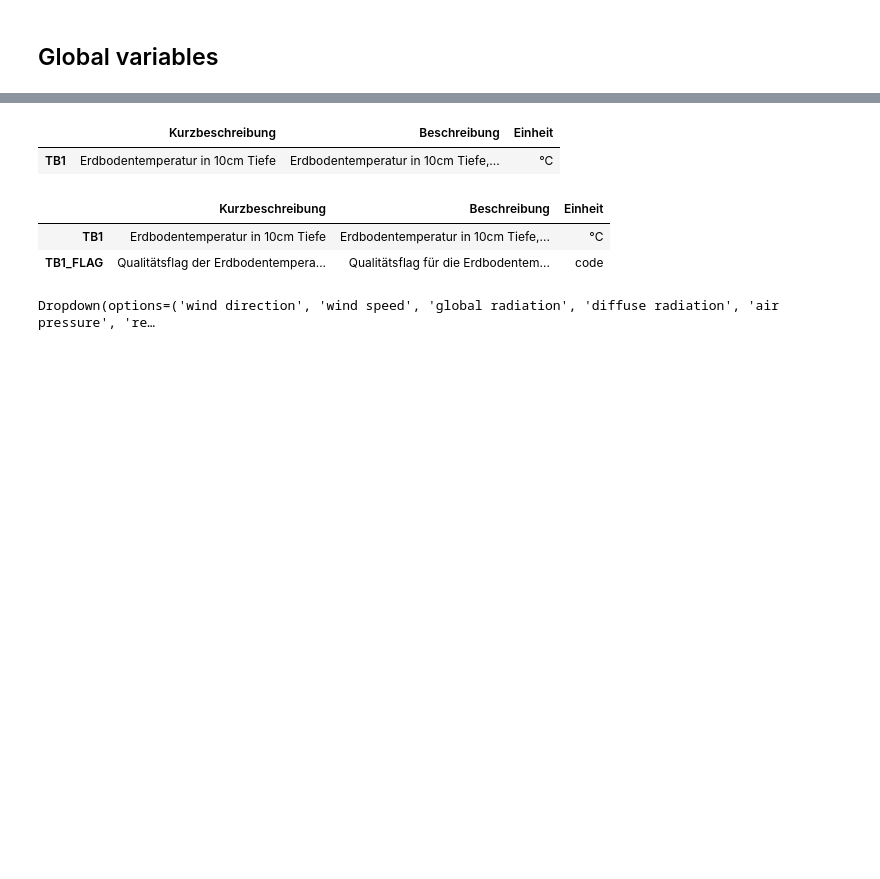
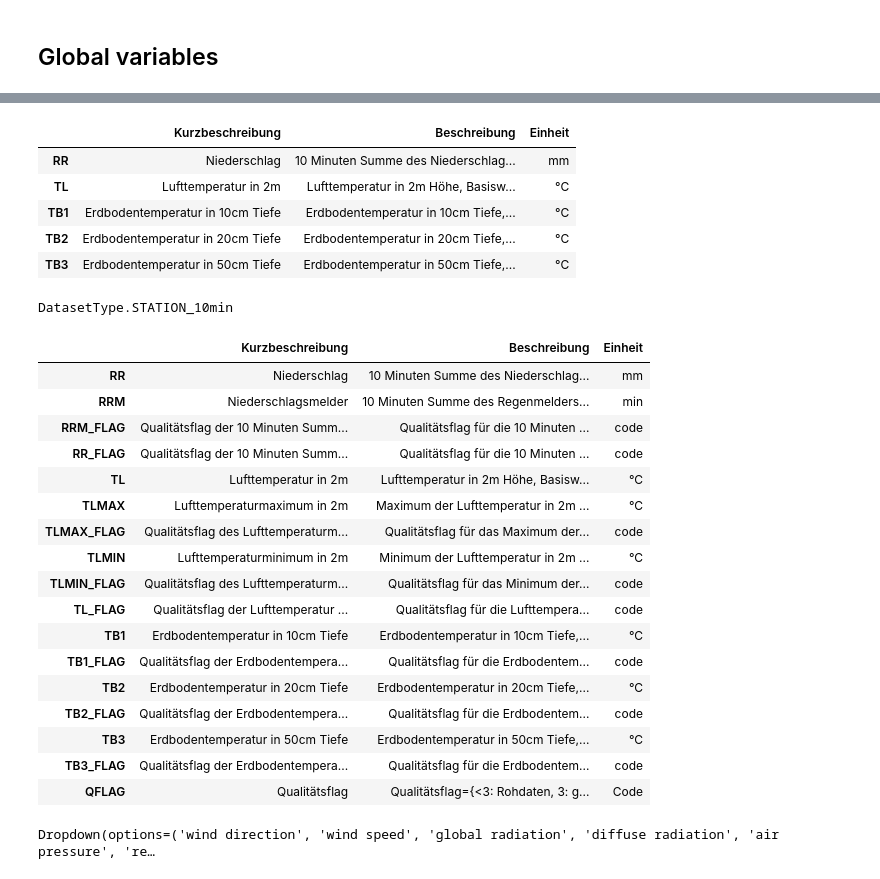
Before and after one commit to skalevag/ZAMG_data_hub_download, a Jupyter notebook: STATIONS_download.ipynb, the cells around one changed output, grey strips where cells are left out. Saved outputs shown, nothing was run; the diff lists cells and outputs as text; code cells hidden in the pictures; blank space fills up the shorter version.

```diff
--- a/STATIONS_download.ipynb
+++ b/STATIONS_download.ipynb
@@ -30,8 +27,11 @@ from ZAMGdatahub import data_download, query, utils
 ## Global variables
 # %%
 # set output directory
-ODIR = "/home/skalevag/Documents/NRC_P8_water_energy_and_sediment/data/meteo_stations/"
-ODIR = Path(ODIR)
+#ODIR = "/home/skalevag/Documents/NRC_P8_water_energy_and_sediment/data/meteo_stations/"
+# ODIR = Path(ODIR)
+ODIR = "."
+ODIR = Path(ODIR).resolve()
+ODIR = ODIR.joinpath("test_downloads")
 
 if not ODIR.is_dir():
     ODIR.mkdir(parents=True)
@@ -45,7 +45,9 @@ params = [
     "TB3",
 ]  # precipitation, air temperature and ground temperature
 
-params = ["TB1"]  # only soil temperature for testing
+#params = ["TB1"]  # only soil temperature for testing
+
+var_convert = pd.read_csv("data/ZEHNMIN_convert.csv",index_col=0)["var_id"].to_dict()
 
 maxMonths = 12
 
@@ -53,6 +55,6 @@ overwrite = False
 overwriteMerge = False
 verbose = True
 
-datetimeformat = "%Y-%m-%d %H:%M"
-start = "1992-08-01 00:00"  # inclusive
+datetimeformat = "%Y-%m-%d"
+start = "1992-08-01"  # inclusive
 end = dt.datetime.now().strftime(datetimeformat)
@@ -121,24 +61,50 @@ var_convert
 # %%
-stations_meta = pd.read_csv("ZEHNMIN Stations-Metadaten.csv")
-parameter_meta = pd.read_csv("ZEHNMIN Parameter-Metadaten.csv", index_col=0)
+parameter_meta = pd.read_csv(Path("data").joinpath("ZEHNMIN_Parameter-Metadaten.csv"),index_col=0)
 parameter_meta.loc[params]
 # %% [output]
 |  | Kurzbeschreibung | Beschreibung | Einheit |
+| RR | Niederschlag | 10 Minuten Summe des Niederschlag... | mm |
+| TL | Lufttemperatur in 2m | Lufttemperatur in 2m Höhe, Basisw... | °C |
 | TB1 | Erdbodentemperatur in 10cm Tiefe | Erdbodentemperatur in 10cm Tiefe,... | °C |
+| TB2 | Erdbodentemperatur in 20cm Tiefe | Erdbodentemperatur in 20cm Tiefe,... | °C |
+| TB3 | Erdbodentemperatur in 50cm Tiefe | Erdbodentemperatur in 50cm Tiefe,... | °C |
+# %%
+# dataset type
+dataset = query.DatasetType.STATION_10min
+print(dataset)
+# %% [output]
+DatasetType.STATION_10min
 # %%
 def getParameterWithFlags(params, parameter_meta):
     params_extra = []
     for key in params:
         params_extra = params_extra + [
             par for par in parameter_meta.index if par[: len(key)] == key
         ]
+
+    params_extra.append("QFLAG")
     return params_extra
 
 
 params_extra = getParameterWithFlags(params, parameter_meta)
 parameter_meta.loc[params_extra]
 # %% [output]
 |  | Kurzbeschreibung | Beschreibung | Einheit |
+| RR | Niederschlag | 10 Minuten Summe des Niederschlag... | mm |
+| RRM | Niederschlagsmelder | 10 Minuten Summe des Regenmelders... | min |
+| RRM_FLAG | Qualitätsflag der 10 Minuten Summ... | Qualitätsflag für die 10 Minuten ... | code |
+| RR_FLAG | Qualitätsflag der 10 Minuten Summ... | Qualitätsflag für die 10 Minuten ... | code |
+| TL | Lufttemperatur in 2m | Lufttemperatur in 2m Höhe, Basisw... | °C |
+| TLMAX | Lufttemperaturmaximum in 2m | Maximum der Lufttemperatur in 2m ... | °C |
+| TLMAX_FLAG | Qualitätsflag des Lufttemperaturm... | Qualitätsflag für das Maximum der... | code |
+| TLMIN | Lufttemperaturminimum in 2m | Minimum der Lufttemperatur in 2m ... | °C |
+| TLMIN_FLAG | Qualitätsflag des Lufttemperaturm... | Qualitätsflag für das Minimum der... | code |
+| TL_FLAG | Qualitätsflag der Lufttemperatur ... | Qualitätsflag für die Lufttempera... | code |
 | TB1 | Erdbodentemperatur in 10cm Tiefe | Erdbodentemperatur in 10cm Tiefe,... | °C |
 | TB1_FLAG | Qualitätsflag der Erdbodentempera... | Qualitätsflag für die Erdbodentem... | code |
+| TB2 | Erdbodentemperatur in 20cm Tiefe | Erdbodentemperatur in 20cm Tiefe,... | °C |
+| TB2_FLAG | Qualitätsflag der Erdbodentempera... | Qualitätsflag für die Erdbodentem... | code |
+| TB3 | Erdbodentemperatur in 50cm Tiefe | Erdbodentemperatur in 50cm Tiefe,... | °C |
+| TB3_FLAG | Qualitätsflag der Erdbodentempera... | Qualitätsflag für die Erdbodentem... | code |
+| QFLAG | Qualitätsflag | Qualitätsflag={<3: Rohdaten, 3: g... | Code |
 # %%
```
Also changed, not shown: parts of 12 cells of this notebook, 13 other files.
